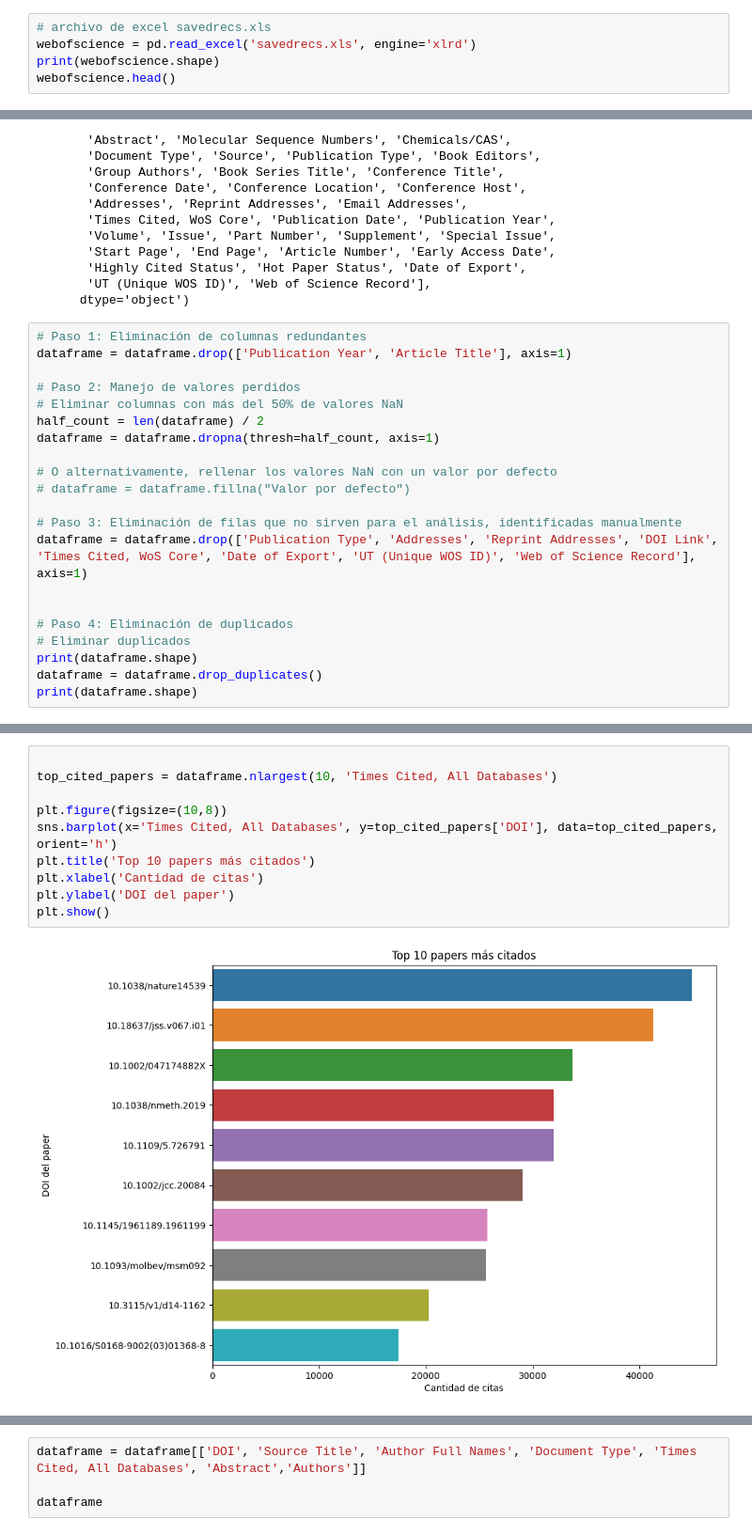
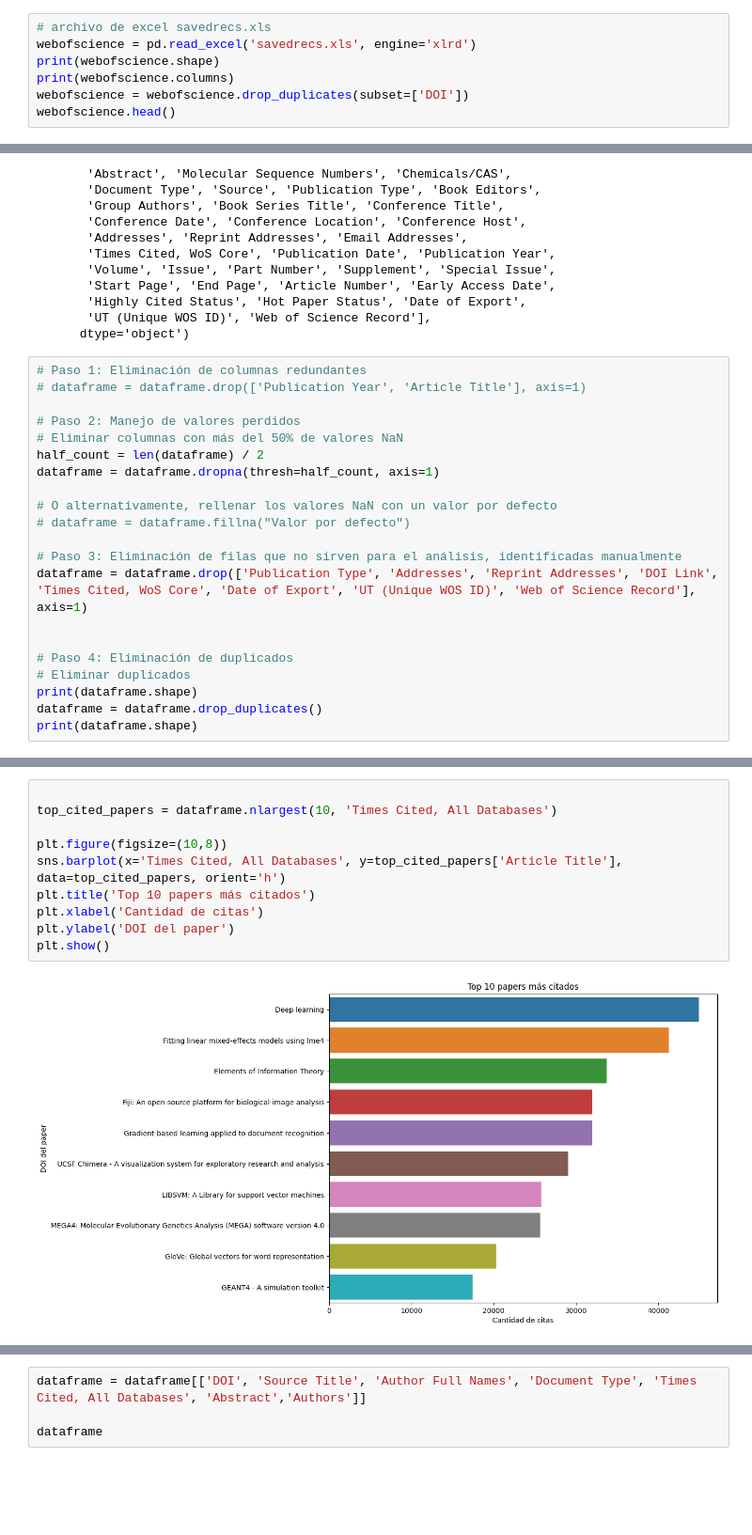
Before and after one commit to ignacio-ave/PresentacionAnalisisDeDatos, a Jupyter notebook: AstorgaIgnacioPresentacion.ipynb, the cells around one changed output, grey strips where cells are left out. Shown: that part at 94% size. Saved outputs shown, nothing was run; the diff lists cells and outputs as text; blank space fills up the shorter version.

```diff
--- a/AstorgaIgnacioPresentacion.ipynb
+++ b/AstorgaIgnacioPresentacion.ipynb
@@ -67,6 +67,8 @@ Index(['Authors', 'Author full names', 'Author(s) ID', 'Title', 'Year',
 # archivo de excel savedrecs.xls
 webofscience = pd.read_excel('savedrecs.xls', engine='xlrd')
 print(webofscience.shape)
+print(webofscience.columns)
+webofscience = webofscience.drop_duplicates(subset=['DOI'])
 webofscience.head()
 # %% [output]
 (1000, 72)
@@ -162,7 +196,7 @@ Index(['Authors', 'Author Full Names', 'Author(s) ID', 'Article Title', 'Year',
       dtype='object')
 # %%
 # Paso 1: Eliminación de columnas redundantes
-dataframe = dataframe.drop(['Publication Year', 'Article Title'], axis=1)
+# dataframe = dataframe.drop(['Publication Year', 'Article Title'], axis=1)
 
 # Paso 2: Manejo de valores perdidos
 # Eliminar columnas con más del 50% de valores NaN
@@ -266,15 +300,15 @@ most_cited_paper
 # %%
 
 top_cited_papers = dataframe.nlargest(10, 'Times Cited, All Databases')
 
 plt.figure(figsize=(10,8))
-sns.barplot(x='Times Cited, All Databases', y=top_cited_papers['DOI'], data=top_cited_papers, orient='h')
+sns.barplot(x='Times Cited, All Databases', y=top_cited_papers['Article Title'], data=top_cited_papers, orient='h')
 plt.title('Top 10 papers más citados')
 plt.xlabel('Cantidad de citas')
 plt.ylabel('DOI del paper')
 plt.show()
 # %% [output]
-[figure, old version]
+[figure, new version]
 # %%
 print(dataframe.columns)
 # %% [output]
```
Also changed, not shown: parts of 11 cells of this notebook, 1 other file.
